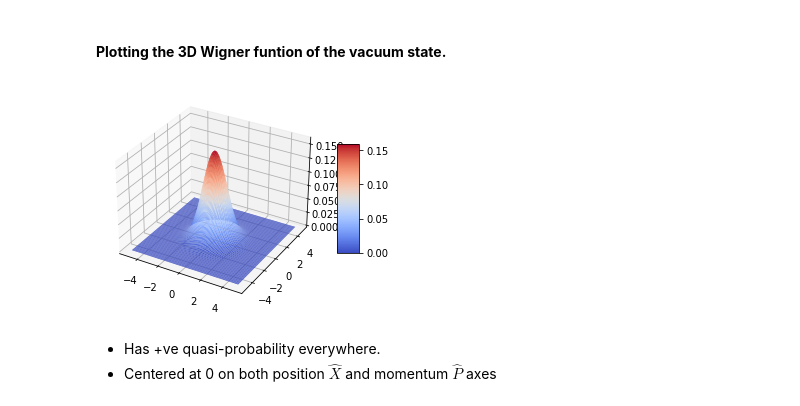
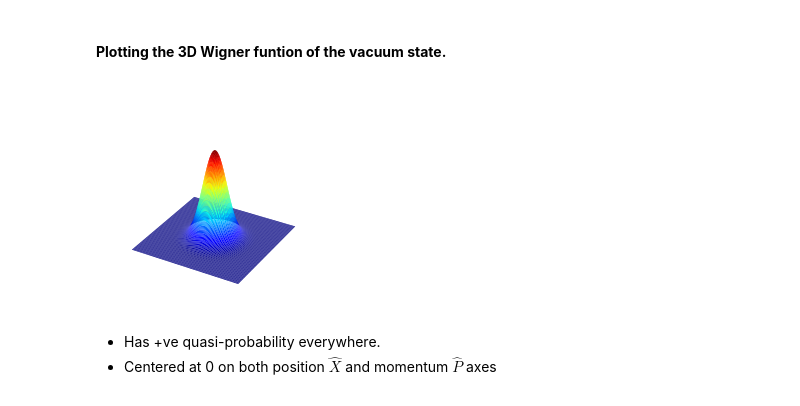
Before and after one commit to Phystro/quantum_code, a Jupyter notebook: strawberryfields/cv_quantum_gate_visualizations/gate_visualizations.ipynb, the cells around one changed output. Saved outputs shown, nothing was run; the diff lists cells and outputs as text; code cells hidden in the pictures.

Commit message:
simulation diagrams

```diff
--- a/strawberryfields/cv_quantum_gate_visualizations/gate_visualizations.ipynb
+++ b/strawberryfields/cv_quantum_gate_visualizations/gate_visualizations.ipynb
@@ -37,27 +37,30 @@ state = eng.run(prog).state
 # %%
 fig = plt.figure()
 
 X = np.linspace(-5, 5, 100)
 P = np.linspace(-5, 5, 100)
 Z = state.wigner(0, X, P)
 X, P = np.meshgrid(X, P)
 
 ax = fig.add_subplot(111, projection="3d")
-surface = ax.plot_surface(X, P, Z, cmap=cm.coolwarm, lw=0.5, rstride=1, cstride=1, linewidth=0, antialiased=True)
+surface = ax.plot_surface(X, P, Z, cmap='jet', lw=0.5, rstride=1, cstride=1, linewidth=0, antialiased=True)
+# surface = ax.plot_wireframe(X, P, Z, color='r')
+# surface = ax.plot_trisurf(X, P, Z, cmap='twilight_shifted')
 ## colour maps
 # - RdYlGn
 # - magma
+# - jet
 
 # fig.set_size_inches(4.8, 5)
-# ax.set_axis_off()
+ax.set_axis_off()
 
 # Add a color bar which maps values to colors.
-fig.colorbar(surface, shrink=0.5, aspect=5)
+#fig.colorbar(surface, shrink=0.5, aspect=5, pad=0.1)
 
 # save a pic of the figure
-plt.savefig("figures/vacuum.png", dpi=1080, transparent=True, bbox_inches='tight', pad_inches=0)
+plt.savefig("figures/vacuum.png", dpi=300, transparent=True, bbox_inches='tight', pad_inches=0)
 # %% [output]
-[figure, old version]
+[figure, new version]
 # %% [markdown]
 - Has +ve quasi-probability everywhere.
 - Centered at 0 on both position $\hat{X}$ and momentum $\hat{P}$ axes
```
Also changed, not shown: parts of 5 cells of this notebook, 13 other files.
